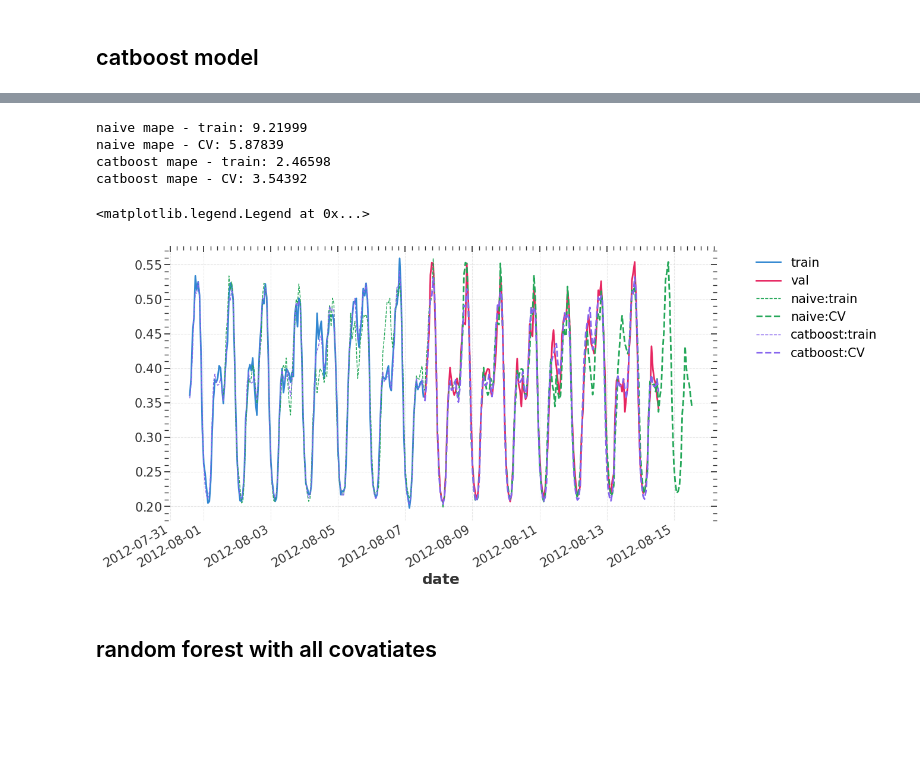
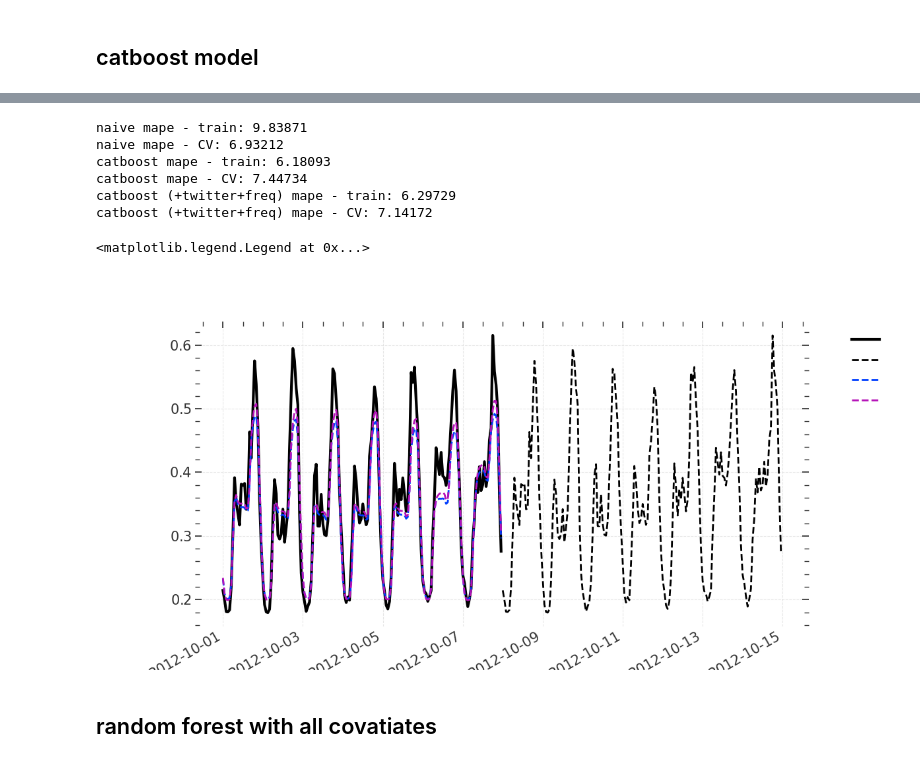
Before and after one commit to SergeiDBykov/swarm_energAIser, a Jupyter notebook: 1_exploratory_analysis/2_london/2_london_modelling.ipynb, the cells around one changed output, grey strips where cells are left out. Saved outputs shown, nothing was run; the diff lists cells and outputs as text; code cells hidden in the pictures; blank space fills up the shorter version.

Commit message:
added forecasting experiemnts

```diff
--- a/1_exploratory_analysis/2_london/2_london_modelling.ipynb
+++ b/1_exploratory_analysis/2_london/2_london_modelling.ipynb
@@ -98,9 +98,9 @@ from darts.metrics import smape, mape, mase
 
 from sklearn.preprocessing import MaxAbsScaler
 
-target, _ = target.split_before(pd.Timestamp('2013-01-01'))
-train, val = target.split_before(0.6)
-val, test = val.split_before(0.5)
+target, _ = target_orig.split_before(pd.Timestamp('2013-01-01')) #remove some data for smaller dataset
+train, val = target.split_before(pd.Timestamp('2012-10-01'))
+val, test = val.split_before(pd.Timestamp('2012-11-01'))
 
 scaler = Scaler(scaler=MaxAbsScaler())
 train = scaler.fit_transform(train)
@@ -120,2 +120,14 @@ test.plot(ax = ax)
 # %% [markdown]
 ## catboost model
+# %%
+from darts.models import LightGBMModel, XGBModel
+
+lags_horizon = 24
+cov_args = {"future_covariates": [datetime_covatiates,hodidays_covariates, temperature_forecast], "past_covariates": [frequency_covariates, twitter_covariate]}
+
+
+model_lgb = LightGBMModel(lags_future_covariates = (lags_horizon, lags_horizon) , lags_past_covariates=lags_horizon)
+
+model_xgb = XGBModel(lags_future_covariates = (lags_horizon, lags_horizon) , lags_past_covariates=lags_horizon)
+# %%
+model_xgb.fit(train, **cov_args)
@@ -122 +136,3 @@ test.plot(ax = ax)
+# %%
+model_lgb.fit(train, **cov_args)
 # %%
@@ -149,35 +170,39 @@ names = ['naive',  'catboost']
 # %%
-horizon = 24*7*1 #one week ahead
+horizon = 24*7 #how many hours ahead
 
 
 fig,  ax =  plt.subplots( figsize = (12,6))
-train.tail(horizon).plot(ax = ax, label = 'train', lw = 2, alpha = 0.2)
-val.head(horizon).plot(ax = ax, label = 'val', lw = 2, alpha = 0.2)
+#train.tail(horizon).plot(ax = ax, label = 'train', lw = 2, alpha = 0.2)
+val.head(horizon).plot(ax = ax, label = 'val', lw = 3, alpha = 0.2, color = 'k')
 
-for model, name  in zip(models, names):
+for model, name  in zip(models[0:], names[0:]):
     if name == 'naive':
         pred_cv = model_naive
         pred_train = model_naive_train
     else:
+
         pred_cv = model.predict(horizon)
         pred_train = model.predict(24*7, train[0: -24*7])
 
 
     print(f'{name} mape - train: {mape(train, pred_train):3g}')
     print(f'{name} mape - CV: {mape(val, pred_cv):3g}')
-    pred_train.tail(horizon).plot(ax = ax,  ls = '--', lw = 1, alpha = 0.3, label = name+':train')
-    color =  ax.get_lines()[-1].get_color()
-    pred_cv.head(horizon).plot(ax = ax,  ls = '--', lw = 2, alpha = 0.5, color = color, label = name+':CV')
+    #pred_train.tail(horizon).plot(ax = ax,  ls = '--', lw = 1, alpha = 0.0, label = name+':train')
+    #color =  ax.get_lines()[-1].get_color()
+    #pred_cv.head(horizon).plot(ax = ax,  ls = '--', lw = 2, alpha = 0.5, color = color, label = name+':CV')
+    pred_cv.head(horizon).plot(ax = ax,  ls = '--', lw = 2, alpha = 0.5, label = name+':CV')
 
-#put legend outside
+ax.legend()
 ax.legend(bbox_to_anchor=(1.05, 1), loc='upper left', )
 # %% [output]
-naive mape - train: 9.21999
-naive mape - CV: 5.87839
-catboost mape - train: 2.46598
-catboost mape - CV: 3.54392
+naive mape - train: 9.83871
+naive mape - CV: 6.93212
+catboost mape - train: 6.18093
+catboost mape - CV: 7.44734
+catboost (+twitter+freq) mape - train: 6.29729
+catboost (+twitter+freq) mape - CV: 7.14172
 <matplotlib.legend.Legend at 0x...>
-[figure, old version]
+[figure, new version]
 # %% [markdown]
 ## random forest with all covatiates
 # %%
```
Also changed, not shown: parts of 10 cells of this notebook, 9 other files.
